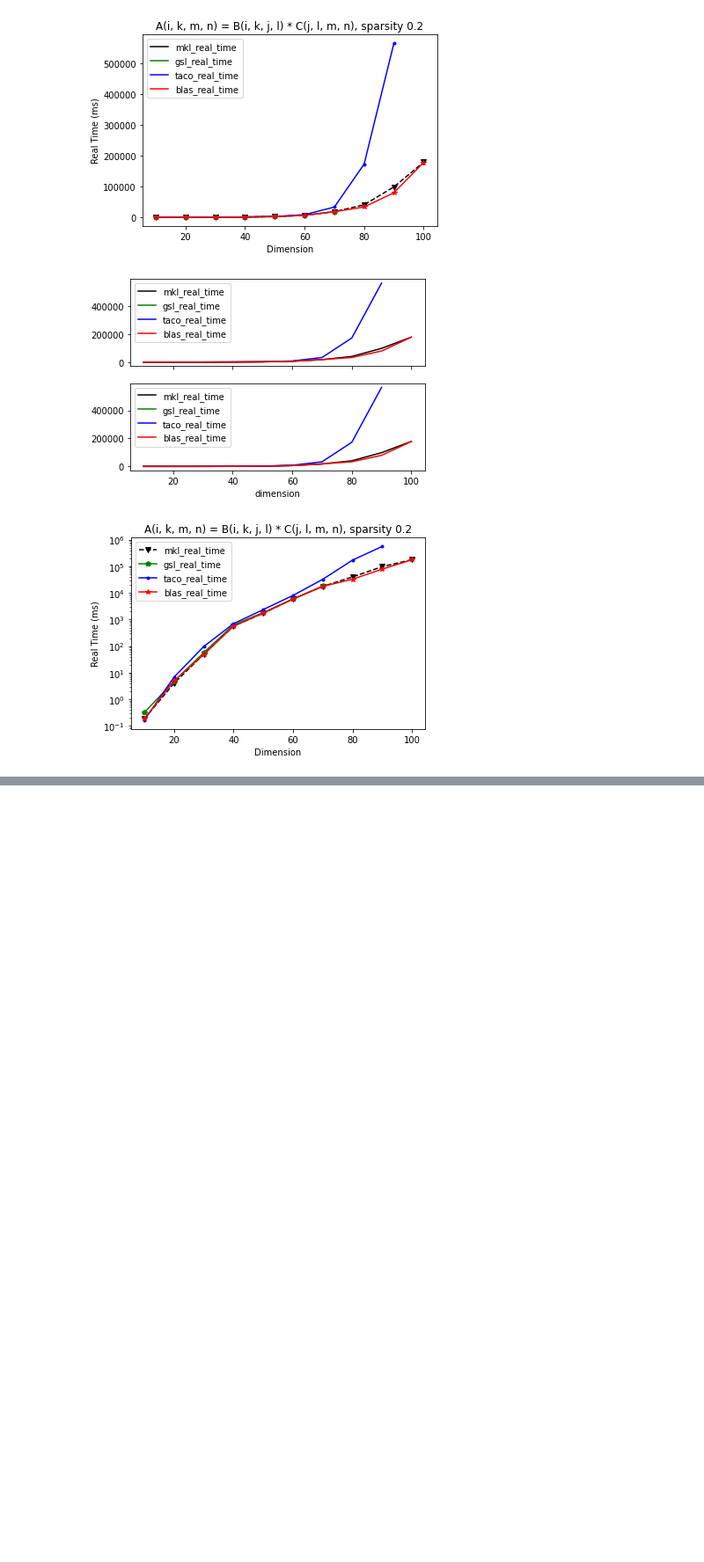
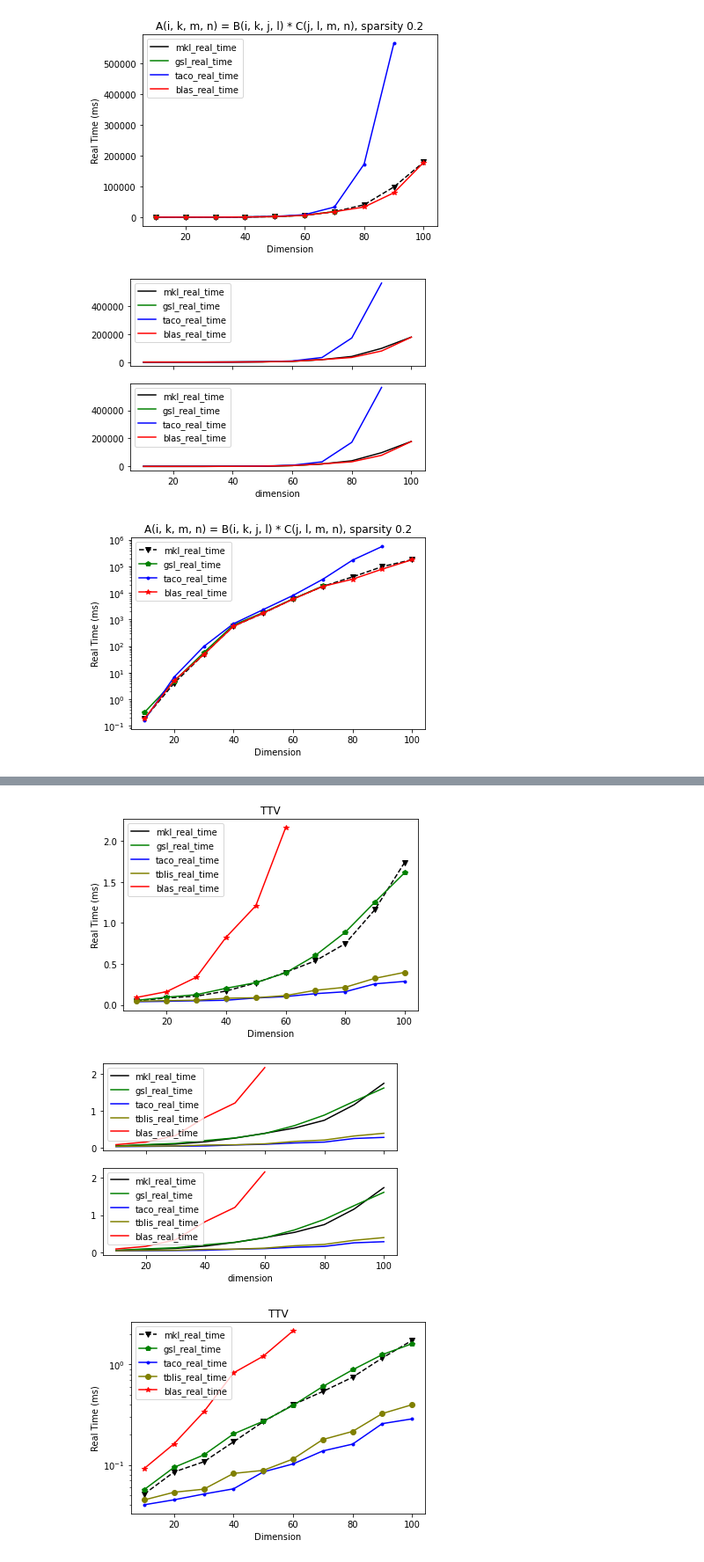
Before and after one commit to tensor-compiler/mosaic-benchmarks, a Jupyter notebook: data-benchmarks/bench-script.ipynb, the cells around one changed output, grey strips where cells are left out. Shown at 88% size. Cells and saved outputs as stored; diff of their text form; code cells hidden in the pictures; blank space fills up the shorter version.

Commit message:
Add in all graphs and ttv

```diff
--- a/data-benchmarks/bench-script.ipynb
+++ b/data-benchmarks/bench-script.ipynb
@@ -63,7 +63,10 @@ def save_plots_seperate(name, directory, systems, expr, interval, start, split,
             df['dimension'] = df['dimension']*interval + start
 
             df.rename(columns = {'real_time': f'{system}_real_time'}, inplace = True)
-            result = pd.merge(result, df, on='dimension', how='outer')
+            if result is None:
+                result = df
+            else:
+                result = pd.merge(result, df, on='dimension', how='outer')
         systems = systems + filtered
 
 
@@ -314,0 +306,10 @@ save_plots_seperate_sparsity("mm_add", "./", \
+# %%
+
+
+
+save_plots_seperate("ttv", "./", ["mkl", "gsl", "taco", "tblis"],\
+                    "TTV", 10, 10, 0.5, filtered=[])
+# %% [output]
+[figure, added]
+[figure, added]
+[figure, added]
```
Also changed, not shown: parts of 14 cells of this notebook, 8 other files.
